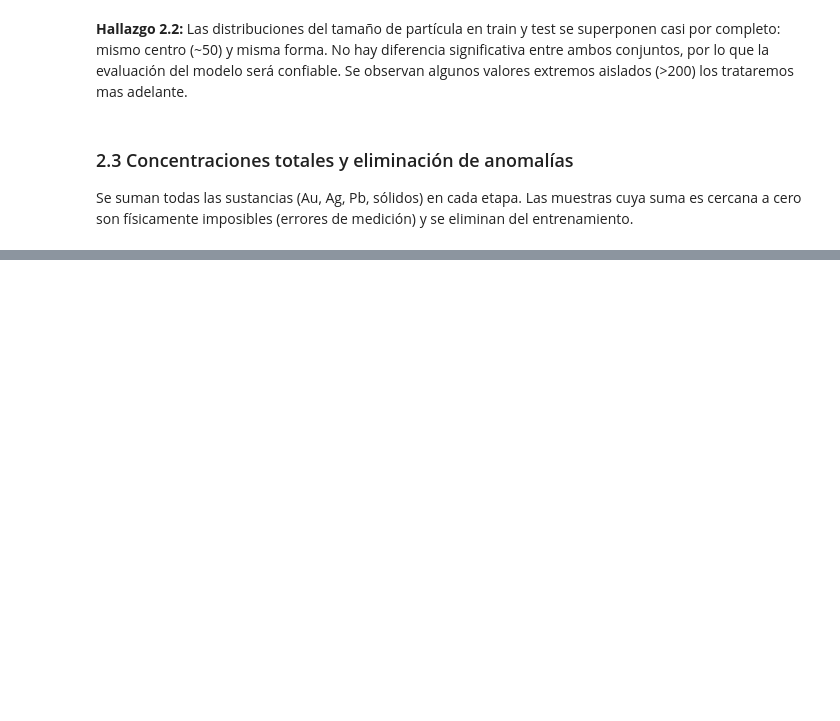
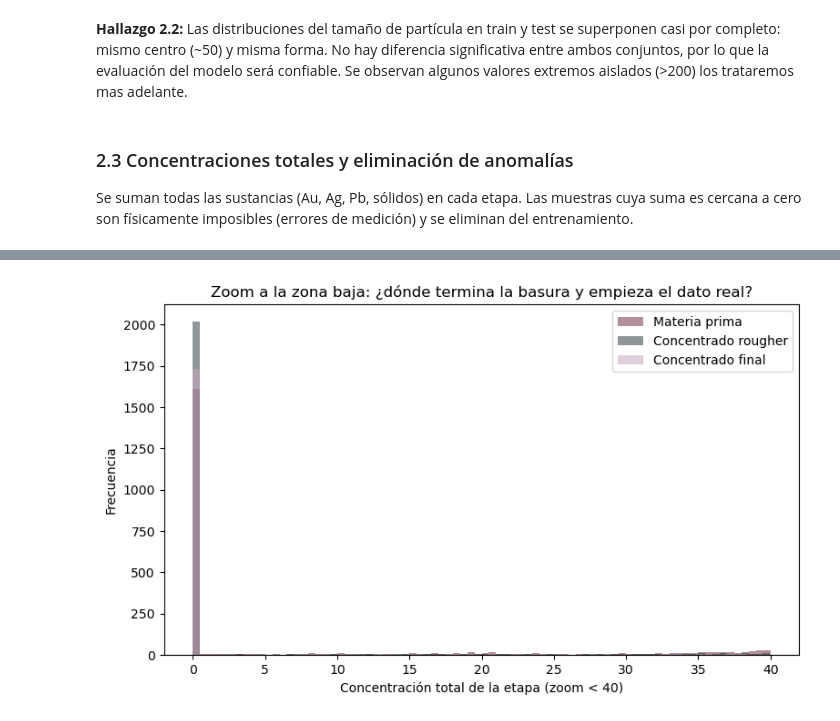
Before and after one commit to he1109-ci3l0/-gold-recovery-zyfra, a Jupyter notebook: notebooks/gold_recovery.ipynb, the cells around one changed output, grey strips where cells are left out. Cells and saved outputs as stored; diff of their text form; code cells hidden in the pictures; blank space fills up the shorter version.

```diff
--- a/notebooks/gold_recovery.ipynb
+++ b/notebooks/gold_recovery.ipynb
@@ -191,0 +294,6 @@ Se suman todas las sustancias (Au, Ag, Pb, sólidos) en cada etapa. Las muestras
+# %%
+for nombre, serie in totales.items():
+    bajos = serie[(serie > 0) & (serie < 10)]
+    print(nombre, "→ valores entre 0 y 10:", len(bajos))
+    print(serie[serie > 0].quantile([0.01, 0.02, 0.05]).round(2).to_dict())
+    print()
@@ -191,0 +309,12 @@ Se suman todas las sustancias (Au, Ag, Pb, sólidos) en cada etapa. Las muestras
+# %%
+fig, ax = plt.subplots(figsize=(9, 5))
+for nombre, serie in totales.items():
+    ax.hist(serie[serie < 40], bins=80, alpha=0.55, color=colores[nombre], label=nombre)
+
+ax.set_xlabel("Concentración total de la etapa (zoom < 40)")
+ax.set_ylabel("Frecuencia")
+ax.set_title("Zoom a la zona baja: ¿dónde termina la basura y empieza el dato real?")
+ax.legend()
+plt.show()
+# %% [output]
+[figure, added]
```
Also changed, not shown: parts of 12 cells of this notebook, 1 other file.
